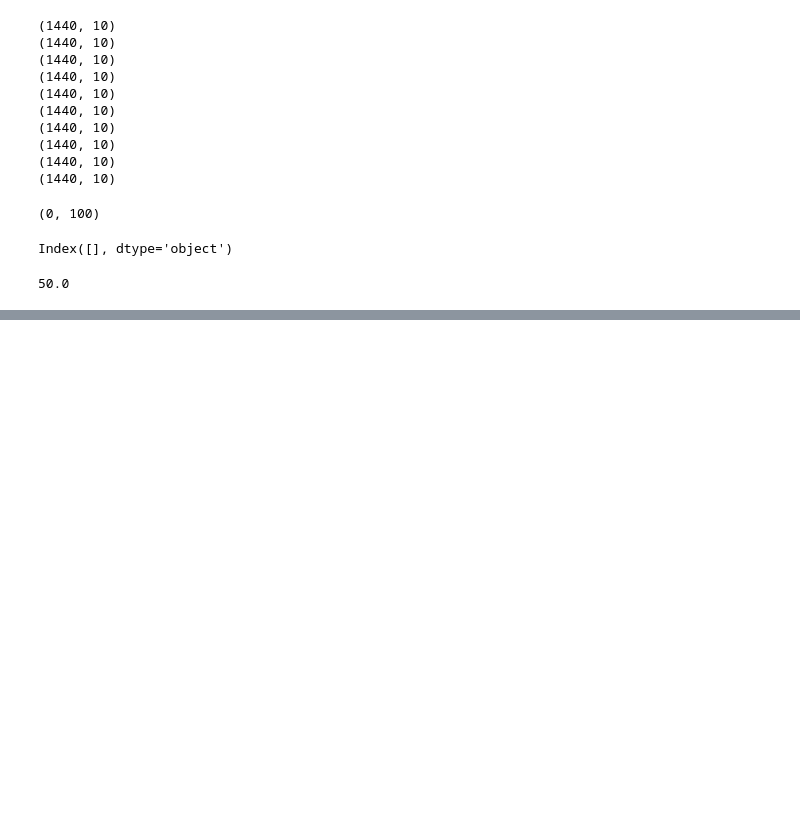
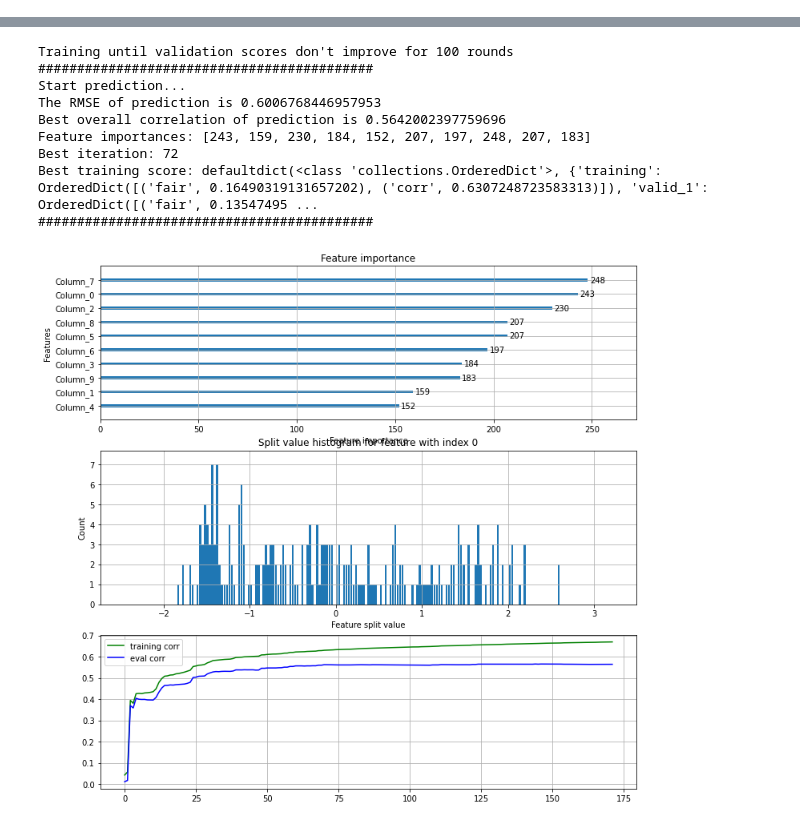
Before and after one commit to ziyuan-h/stats601-project, a Jupyter notebook: TI-GBM.ipynb, the cells around one changed output, grey strips where cells are left out. Cells and saved outputs as stored; diff of their text form; code cells hidden in the pictures; blank space fills up the shorter version.

```diff
--- a/TI-GBM.ipynb
+++ b/TI-GBM.ipynb
@@ -236,0 +249,5 @@ train_features.shape, train_labels.shape
+# %%
+# training set
+train_features = features.iloc[train_idx]
+train_labels = features[['pdf_%d'%i for i in range(10)]].iloc[label_idx]
+train_features.shape, train_labels.shape, train_features.dropna().shape
@@ -237,9 +256,6 @@ train_features.shape, train_labels.shape
 # %%
 # validation set
-test_idx = np.arange(1440*120, 1440*150)
-test_label_idx = test_idx + 30
-
 test_features = features.iloc[test_idx]
-test_labels = data[['log_pr_%d'%i for i in range(10)]].iloc[test_label_idx]
-test_features.shape, test_labels.shape
+test_labels = features[['pdf_%d'%i for i in range(10)]].iloc[test_label_idx]
+test_features.shape, test_labels.shape, test_features.dropna().shape
 # %% [output]
@@ -280,27 +328,0 @@ train_labels
-# %%
-f = generate_features(datay, 30, daylen)
-# %% [output]
-(1440, 10)
-(1440, 10)
-(1440, 10)
-(1440, 10)
-(1440, 10)
-(1440, 10)
-(1440, 10)
-(1440, 10)
-(1440, 10)
-(1440, 10)
-# %%
-f.dropna().shape
-# %% [output]
-(0, 100)
-# %%
-i = np.where(features.iloc[1440 + 30*12].isnull())[0]
-# %%
-features.columns[i]
-# %% [output]
-Index([], dtype='object')
-# %%
-1440/30 + 2
-# %% [output]
-50.0
@@ -306,0 +395,5 @@ Index([], dtype='object')
+# %%
+model_new = all_same_model(train_features, train_labels,
+                test_features, test_labels,
+                booster_params=booster_params, model_name='asset0', plot=True, cv=False, cv_params=cv_params)
+# %% [output]
@@ -306,0 +405,10 @@ Index([], dtype='object')
+Training until validation scores don't improve for 100 rounds
+###########################################
+Start prediction...
+The RMSE of prediction is 0.6006768446957953
+Best overall correlation of prediction is 0.5642002397759696
+Feature importances: [243, 159, 230, 184, 152, 207, 197, 248, 207, 183]
+Best iteration: 72
+Best training score: defaultdict(<class 'collections.OrderedDict'>, {'training': OrderedDict([('fair', 0.16490319131657202), ('corr', 0.6307248723583313)]), 'valid_1': OrderedDict([('fair', 0.13547495 ...
+###########################################
+[figure, added]
```
Also changed, not shown: parts of 19 cells of this notebook, 19 other files.
